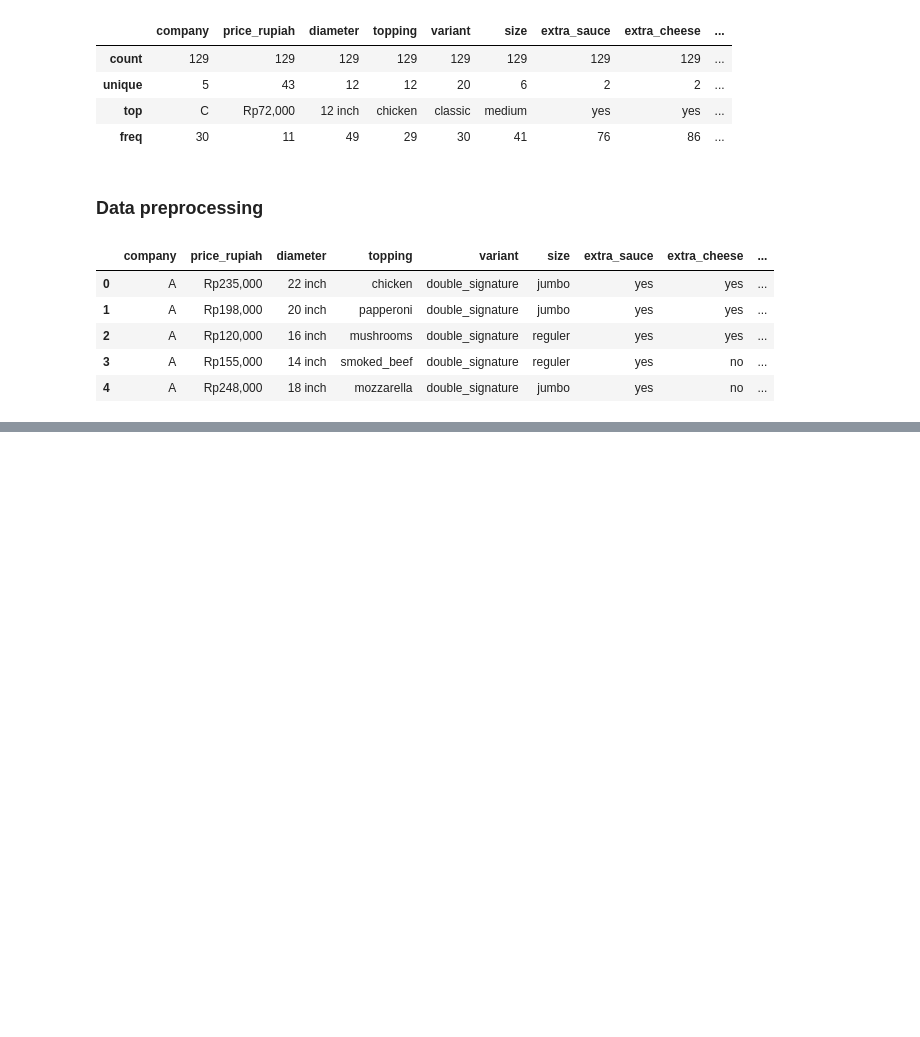
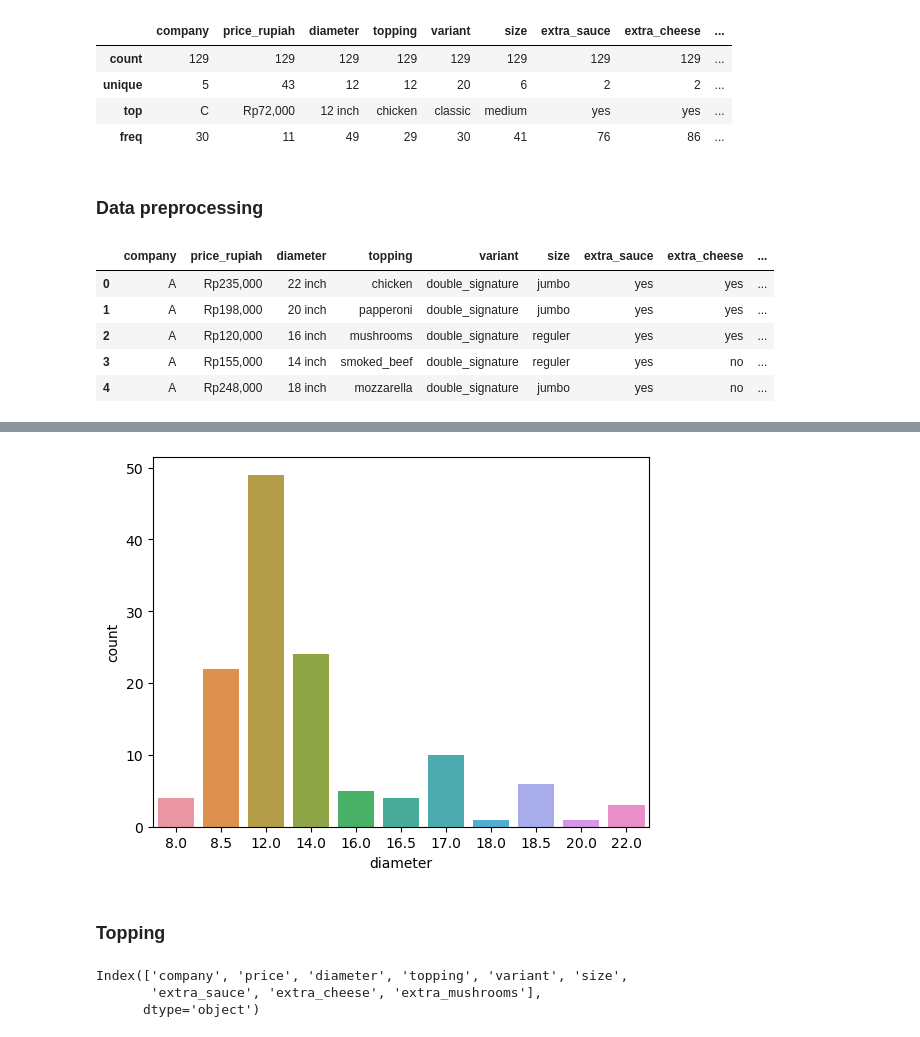
Before and after one commit to Edy-Mochamad/Machine_Learning_project-Pizza_price_Prediction, a Jupyter notebook: notebook.ipynb, the cells around one changed output, grey strips where cells are left out. Drawn from its saved outputs; the diff is of its cells as text; code cells hidden in the pictures; blank space fills up the shorter version.

```diff
--- a/notebook.ipynb
+++ b/notebook.ipynb
@@ -120,0 +189,14 @@ memory usage: 9.3+ KB
+# %%
+import seaborn as sns
+
+sns.countplot(x = data['diameter']);
+# %% [output]
+[figure, added]
+# %% [markdown]
+### **Topping**
+# %%
+data.columns
+# %% [output]
+Index(['company', 'price', 'diameter', 'topping', 'variant', 'size',
+       'extra_sauce', 'extra_cheese', 'extra_mushrooms'],
+      dtype='object')
```
Also changed, not shown: parts of 18 cells of this notebook.
